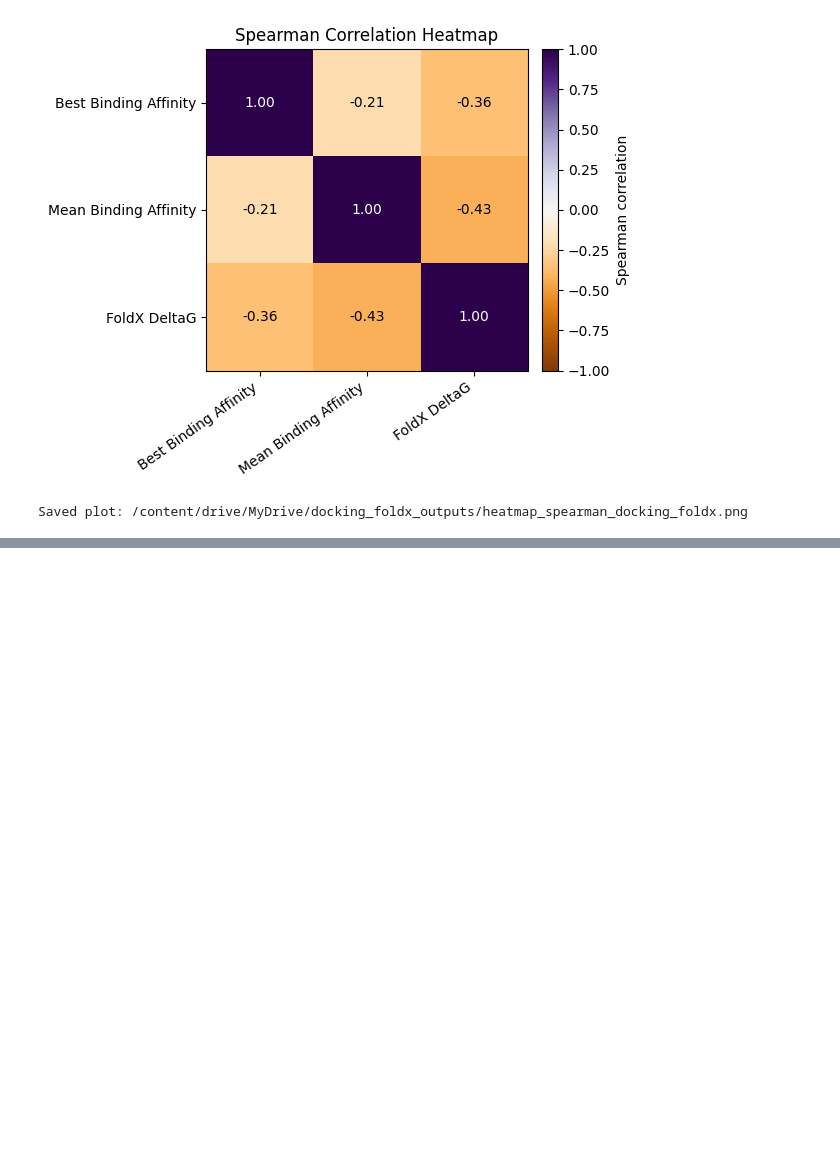
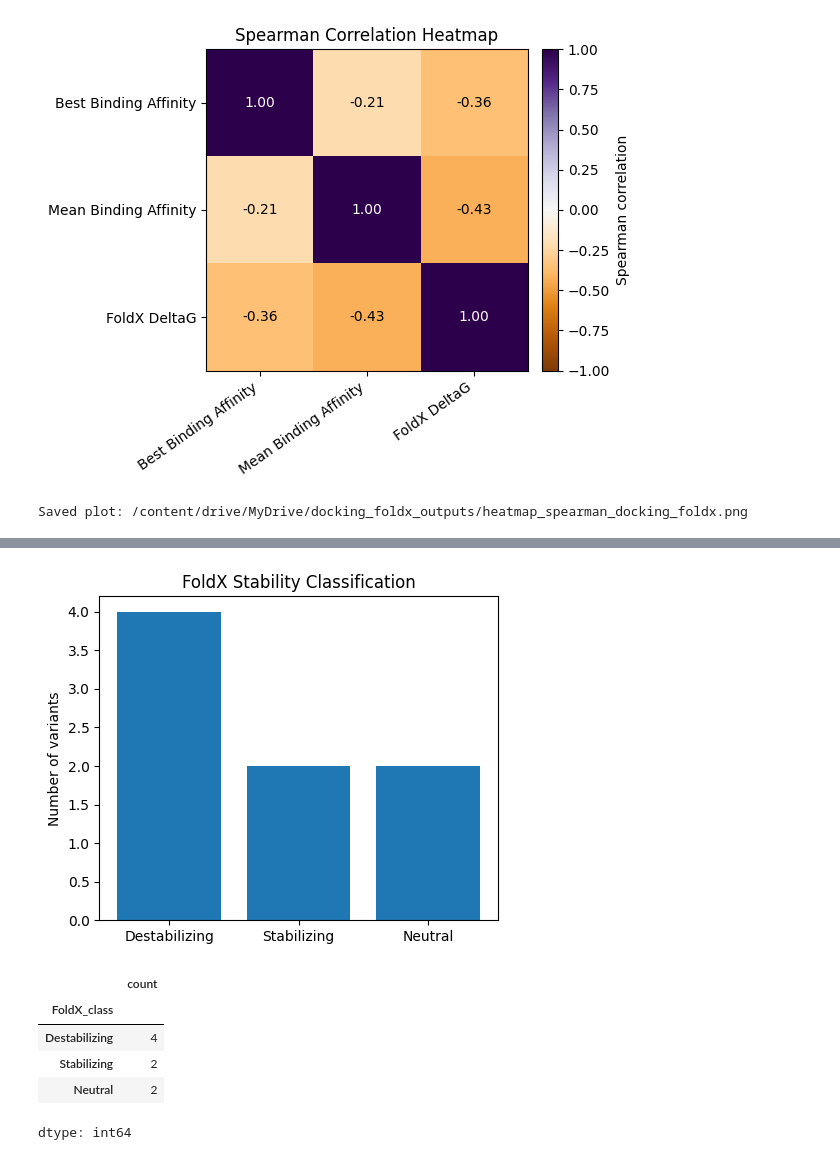
Before and after one commit to KatarinaNunes/Atividade_Disciplina, a Jupyter notebook: Docking_FoldX.ipynb, the cells around one changed output, grey strips where cells are left out. Saved outputs shown, nothing was run; the diff lists cells and outputs as text; code cells hidden in the pictures; blank space fills up the shorter version.

```diff
--- a/Docking_FoldX.ipynb
+++ b/Docking_FoldX.ipynb
@@ -837,0 +831,30 @@ Saved plot: /content/drive/MyDrive/docking_foldx_outputs/heatmap_spearman_dockin
+# %%
+def classify_foldx(ddg, thr=0.5):
+    if ddg > thr:
+        return 'Destabilizing'
+    elif ddg < -thr:
+        return 'Stabilizing'
+    else:
+        return 'Neutral'
+
+df_fx['FoldX_class'] = df_fx['FoldX_DeltaG'].apply(classify_foldx)
+
+counts = df_fx['FoldX_class'].value_counts()
+
+plt.figure(figsize=(4.8,4))
+plt.bar(counts.index, counts.values)
+
+plt.ylabel('Number of variants')
+plt.title('FoldX Stability Classification')
+plt.tight_layout()
+plt.show()
+
+counts
+# %% [output]
+[figure, added]
+|  | count |
+| FoldX_class |  |
+| Destabilizing | 4 |
+| Stabilizing | 2 |
+| Neutral | 2 |
+dtype: int64
```
Also changed, not shown: parts of 4 cells of this notebook.
